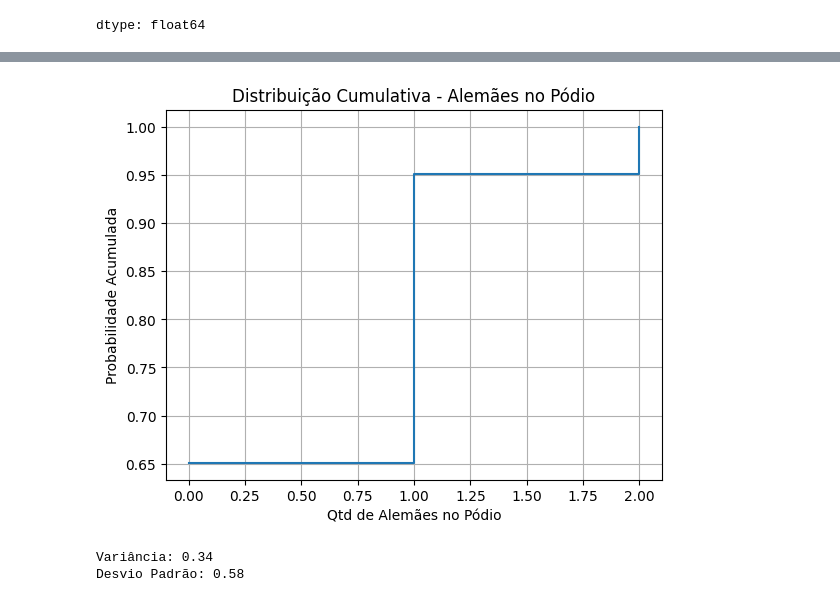
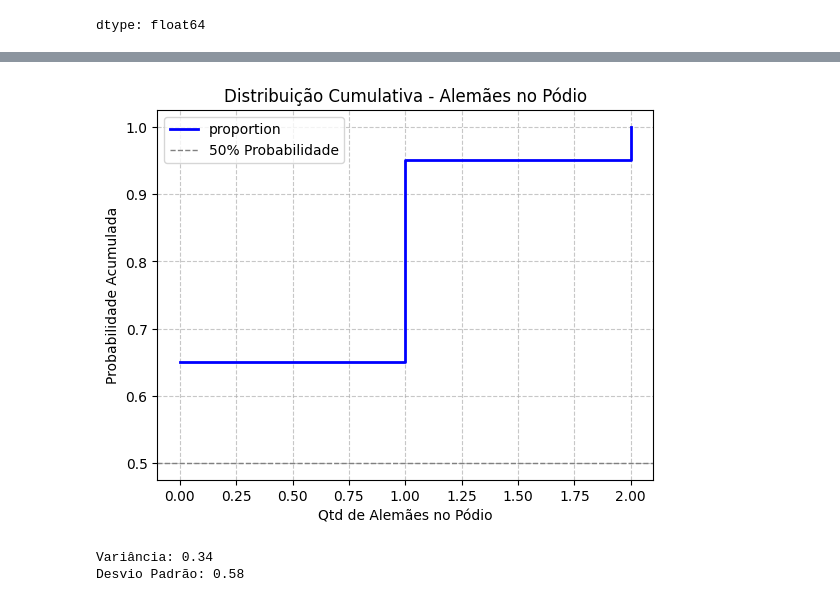
Before and after one commit to Felipesmarq/AnaliseF1, a Jupyter notebook: AnaliseF1.ipynb, the cells around one changed output, grey strips where cells are left out. Drawn from its saved outputs; the diff is of its cells as text; code cells hidden in the pictures.

```diff
--- a/AnaliseF1.ipynb
+++ b/AnaliseF1.ipynb
@@ -364,12 +404,14 @@ plt.show()
 # %%
-fp.cumsum().plot(drawstyle='steps-post')
+fp.cumsum().plot(drawstyle='steps-post', color='blue', linewidth=2)
 plt.title('Distribuição Cumulativa - Alemães no Pódio')
 plt.xlabel('Qtd de Alemães no Pódio')
 plt.ylabel('Probabilidade Acumulada')
-plt.grid(True)
+plt.grid(True, linestyle='--', alpha=0.7)
+plt.axhline(0.5, color='gray', linestyle='--', linewidth=1, label='50% Probabilidade')
+plt.legend()
 plt.show()
 # %% [output]
-[figure, old version]
+[figure, new version]
 # %%
 variancia = df_race['Alemaes_Podio'].var()
 desvio_padrao = df_race['Alemaes_Podio'].std()
```
Also changed, not shown: parts of 7 cells of this notebook.
